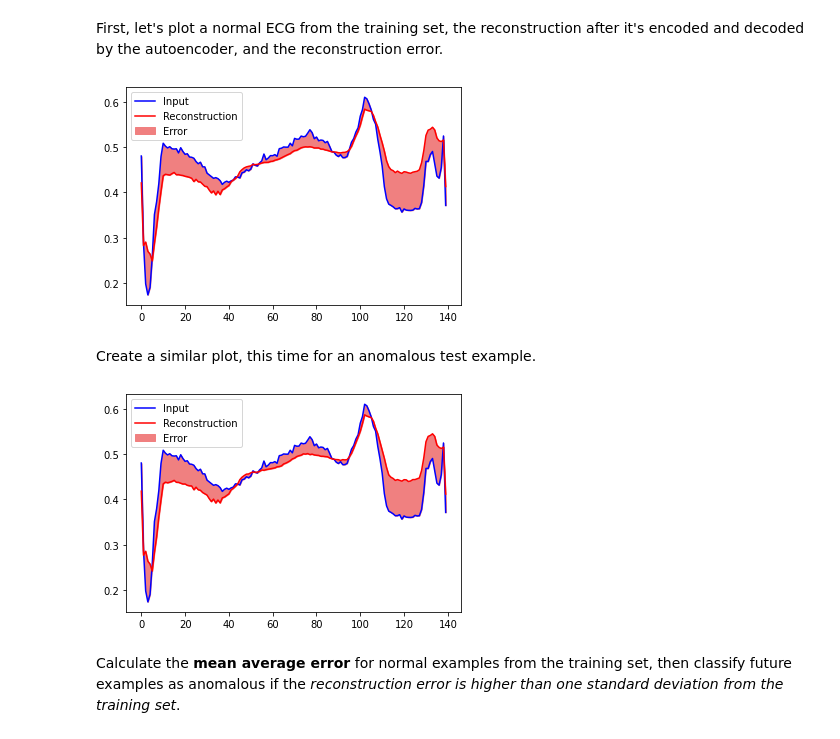
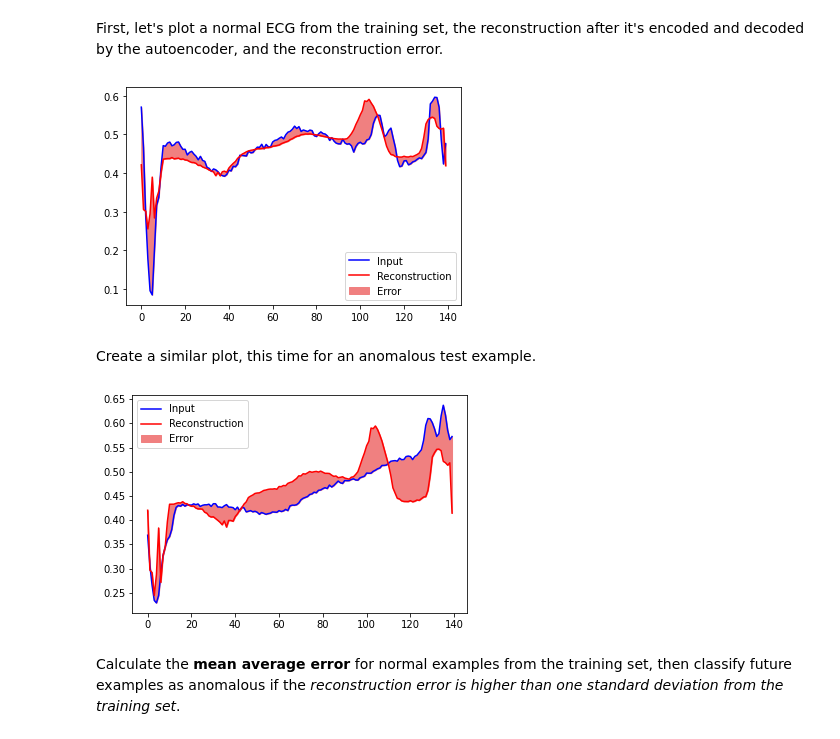
Before and after one commit to EHVB/ANN-In-Medicine, a Jupyter notebook: Assignment_3/Ehab Kamal - A3_Autoencoders.ipynb, the cells around one changed output. Saved outputs shown, nothing was run; the diff lists cells and outputs as text; code cells hidden in the pictures.

```diff
--- a/Assignment_3/Ehab Kamal - A3_Autoencoders.ipynb
+++ b/Assignment_3/Ehab Kamal - A3_Autoencoders.ipynb
@@ -466,30 +466,30 @@ You will classify an ECG as anomalous if the reconstruction error is greater tha
 # %% [markdown]
 First, let's plot a normal ECG from the training set, the reconstruction after it's encoded and decoded by the autoencoder, and the reconstruction error.
 # %%
-encoded_data = encoder(normal_test_data).numpy()
+encoded_data = encoder(normal_train_data).numpy()
 decoded_data = decoder(encoded_data).numpy()
 
-plt.plot(normal_test_data[0], 'b')
+plt.plot(normal_train_data[0], 'b')
 plt.plot(decoded_data[0], 'r')
-plt.fill_between(np.arange(140), decoded_data[0], normal_test_data[0], color='lightcoral')
+plt.fill_between(np.arange(140), decoded_data[0], normal_train_data[0], color='lightcoral')
 plt.legend(labels=["Input", "Reconstruction", "Error"])
 plt.show()
 # %% [output]
-[figure, old version]
+[figure, new version]
 # %% [markdown]
 Create a similar plot, this time for an anomalous test example.
 # %%
 ##### Your Code here
 encoded_data = encoder(anomalous_test_data).numpy()
 decoded_data = decoder(encoded_data).numpy()
 
-plt.plot(normal_test_data[0], 'b')
+plt.plot(anomalous_test_data[0], 'b')
 plt.plot(decoded_data[0], 'r')
-plt.fill_between(np.arange(140), decoded_data[0], normal_test_data[0], color='lightcoral')
+plt.fill_between(np.arange(140), decoded_data[0], anomalous_test_data[0], color='lightcoral')
 plt.legend(labels=["Input", "Reconstruction", "Error"])
 plt.show()
 # %% [output]
-[figure, old version]
+[figure, new version]
 # %% [markdown]
 Calculate the **mean average error** for normal examples from the training set, then classify future examples as anomalous if the *reconstruction error is higher than one standard deviation from the training set*.
 # %% [markdown]
```
Also changed, not shown: parts of 10 cells of this notebook.
